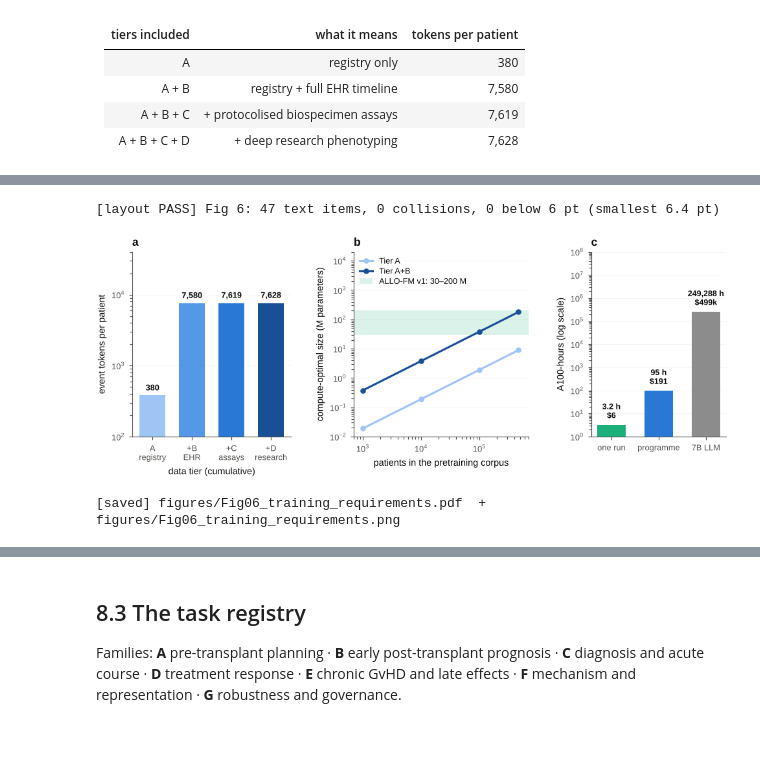
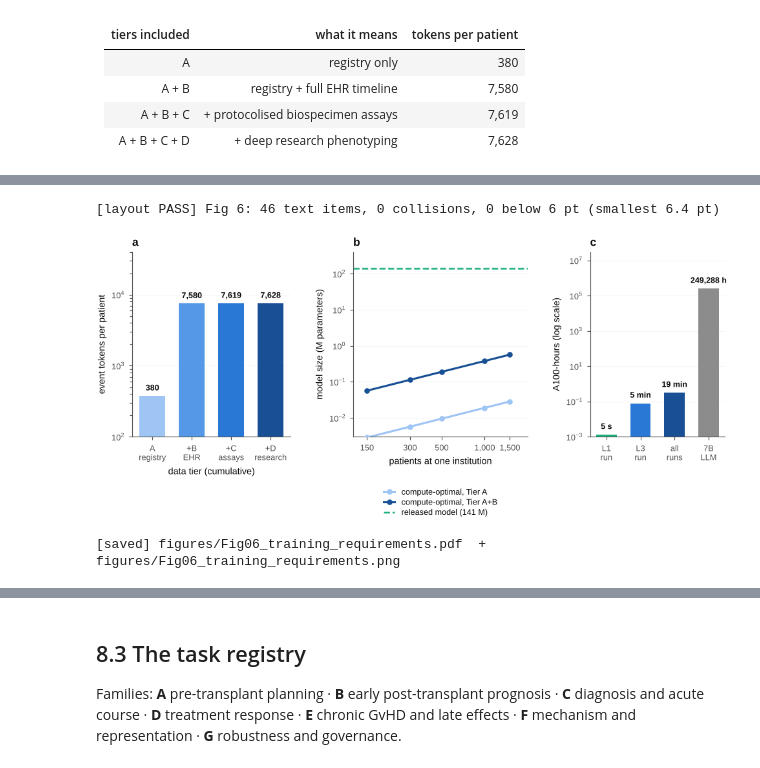
Before and after one commit to dhillonv10/benchmark-paper, a Jupyter notebook: ALLO_FM_GvHD_foundation_model.ipynb, the cells around one changed output, grey strips where cells are left out. Cells and saved outputs as stored; diff of their text form; code cells hidden in the pictures; blank space fills up the shorter version.

```diff
--- a/ALLO_FM_GvHD_foundation_model.ipynb
+++ b/ALLO_FM_GvHD_foundation_model.ipynb
@@ -67,6 +67,10 @@ plt.rcParams.update({'figure.dpi': 110, 'axes.spines.top': False, 'axes.spines.r
                      'axes.grid': True, 'grid.alpha': .25, 'font.size': 9})
 QUICK = os.environ.get('ALLOFM_QUICK', '0') == '1'      # QUICK=1 cuts simulation replicates ~4x (numbers get noisier)
 SPEC_DIR = 'spec'; os.makedirs(SPEC_DIR, exist_ok=True)
+# The scale this paper plans for: ONE large transplant centre. Everything the plan asks for is sized to fit inside these numbers (planning values, †).
+TRANSPLANTS_PER_YEAR, EHR_YEARS, SPECIMEN_YEARS, USABLE_FRACTION = 200, 7.5, 3, .70
+N_CAP = int(round(TRANSPLANTS_PER_YEAR * EHR_YEARS))                                   # 1,500 patients with an EHR timeline (the ceiling cohort)
+N_SPEC = int(round(TRANSPLANTS_PER_YEAR * SPECIMEN_YEARS * USABLE_FRACTION))            # 420 of them with prospectively banked specimens
 COL = dict(raw='#4C72B0', pre='#55A868', rand='#8C8C8C', oracle='#C44E52', clin='#937860', bio='#DD8452', leak='#8172B2')
 
 def md_table(df, index=False, max_w=None):
@@ -1560,37 +1589,35 @@ whole programme: 3.2e+19 FLOPs = 95 h at 30% MFU (range 64 h - 191 h) = $191; 3.
 # %%
 # ----------------------------------------------------------------------------- Figure 6: the training-requirement landscape
 fig = plt.figure(figsize=(FULL, 3.0))
 gs = fig.add_gridspec(1, 3, width_ratios=[1.0, 1.1, .85], left=.075, right=.985, bottom=.20, top=.88, wspace=.40)
 ax = fig.add_subplot(gs[0, 0]); ygrid(ax)                                       # (a) tokens per patient, cumulative by tier
 vals = [tok_by_tier[t] for t in TIER_ORDER]
 ax.bar(range(4), vals, color=PAL['seq'], width=.66, zorder=3)
 for i, v in enumerate(vals): ax.text(i, v * 1.12, f'{v:,}', ha='center', va='bottom', fontsize=6.5, fontweight='bold')
 ax.set_yscale('log'); ax.set_ylim(100, 4e4); ax.set_xticks(range(4))
 ax.set_xticklabels(['A\nregistry', '+B\nEHR', '+C\nassays', '+D\nresearch'])
 ax.set_ylabel('event tokens per patient'); ax.set_xlabel('data tier (cumulative)'); panel(ax, 'a')
-ax = fig.add_subplot(gs[0, 1]); ygrid(ax)                                       # (b) compute-optimal size
+ax = fig.add_subplot(gs[0, 1]); ygrid(ax)                                       # (b) what a centre's own corpus supports, against a released model
+pp = np.array([150, 300, 500, 1000, 1500])
 for tiers, c in (('A', PAL['seq'][0]), ('A+B', PAL['seq'][3])):
-    q = cmp[(cmp.tiers == tiers) & (cmp.regime.str.startswith('compute'))].sort_values('patients')
-    ax.plot(q.patients, q.params / 1e6, marker='o', ms=3.4, color=c, lw=1.6, label=f'Tier {tiers}', zorder=3)
-band = ax.axhspan(30, 200, color=PAL['aqua'], alpha=.16, lw=0, label='ALLO-FM v1: 30–200 M')
-ax.set_xscale('log'); ax.set_yscale('log'); ax.set_ylim(1e-2, 2e4); ax.set_xlim(7e2, 7e5)
-ax.set_xlabel('patients in the pretraining corpus'); ax.set_ylabel('compute-optimal size (M parameters)')
-ax.legend(loc='upper left', labelspacing=.3); panel(ax, 'b')
-ax = fig.add_subplot(gs[0, 2]); ygrid(ax)                                       # (c) the bill
-REF = [('one run', gpu_opt, PAL['aqua']), ('programme', PROG_H, PAL['seq'][2]), ('7B LLM', a100_hours(LLM_FLOPS), PAL['grey'])]
-ax.bar(range(3), [r[1] for r in REF], color=[r[2] for r in REF], width=.6, zorder=3)
-for i, (lab, v, c) in enumerate(REF):
-    ax.text(i, v * 1.6, f'{fmt_h(v)}\n{fmt_usd(v * USD_PER_H)}', ha='center', va='bottom', fontsize=6.4, fontweight='bold')
-ax.set_yscale('log'); ax.set_ylim(1, 1e8); ax.set_xticks(range(3)); ax.set_xticklabels([r[0] for r in REF])
+    ax.plot(pp, [tok_by_tier[tiers if tiers == 'A' else 'B'] * n / 20 / 1e6 for n in pp], marker='o', ms=3.4, color=c, lw=1.6, label=f'compute-optimal, Tier {tiers}', zorder=3)
+ax.axhline(141, color=PAL['aqua'], lw=1.3, ls='--', label='released model (141 M)')
+ax.set_xscale('log'); ax.set_yscale('log'); ax.set_ylim(3e-3, 400); ax.set_xlim(120, 2000); ax.set_xticks([150, 300, 500, 1000, 1500]); ax.set_xticklabels(['150', '300', '500', '1,000', '1,500']); ax.minorticks_off()
+ax.set_xlabel('patients at one institution'); ax.set_ylabel('model size (M parameters)')
+ax.legend(loc='upper center', bbox_to_anchor=(.5, -.25), ncol=1, handlelength=1.4, labelspacing=.3); panel(ax, 'b')
+ax = fig.add_subplot(gs[0, 2]); ygrid(ax)                                       # (c) compute
+REF = [('L1\nrun', H_tiny, PAL['aqua']), ('L3\nrun', .67 * H_ft, PAL['seq'][2]), ('all\nruns', PROG_H, PAL['seq'][3]), ('7B\nLLM', a100_hours(LLM_FLOPS), PAL['grey'])]
+ax.bar(range(len(REF)), [r[1] for r in REF], color=[r[2] for r in REF], width=.6, zorder=3)
+for i, (lab, v, c) in enumerate(REF): ax.text(i, v * 1.7, fmt_t(v) if v < 100 else f'{v:,.0f} h', ha='center', va='bottom', fontsize=6.4, fontweight='bold')
+ax.set_yscale('log'); ax.set_ylim(1e-3, 3e7); ax.set_xticks(range(len(REF))); ax.set_xticklabels([r[0] for r in REF])
 ax.set_ylabel('A100-hours (log scale)'); panel(ax, 'c')
 finish(fig, 6, 'training_requirements',
-       'Training requirements, computed from the data specification. (a) Event tokens per patient, cumulative across data '
-       'tiers: the EHR timeline (Tier B) supplies nearly all of them, and the deep assays add almost none while costing the '
-       'most to obtain. (b) Compute-optimal model size at 20 tokens per parameter: a realistic corpus implies tens to '
-       'low hundreds of millions of parameters, not billions (Tier A+B+C lies on the A+B line). (c) Pretraining cost at '
-       '$2 per A100-hour, 30% utilisation and 4 epochs: one run (100,000 patients, Tier A+B), the whole enumerated programme (§7.2 table), and a general 7B language model. '
-       'Compute is not the binding constraint; assay and collection cost is (§9.8).')
+       'What one institution has to train. (a) Event tokens per patient, cumulative across data tiers: the EHR timeline (Tier B) supplies nearly all of them, and the '
+       'deep assays add almost none. (b) The compute-optimal size of a model trained from scratch on a centre\'s own corpus (up to 1,500 patients) is a fraction of a million '
+       'parameters, two to three orders below a released 141 M-parameter model (dashed), which is why the plan adapts a released model with a small head rather than '
+       'pretraining. (c) GPU time on one A100 at 30% utilisation: a tiny model from scratch, one LoRA fine-tune of the released model, the whole enumerated programme, and '
+       'a general 7B language model for scale. Compute is not the binding constraint.')
 # %% [output]
-[layout PASS] Fig 6: 47 text items, 0 collisions, 0 below 6 pt (smallest 6.4 pt)
+[layout PASS] Fig 6: 46 text items, 0 collisions, 0 below 6 pt (smallest 6.4 pt)
-[figure, old version]
+[figure, new version]
 [saved] figures/Fig06_training_requirements.pdf  +  figures/Fig06_training_requirements.png
```
Also changed, not shown: parts of 72 cells of this notebook, 53 other files.
